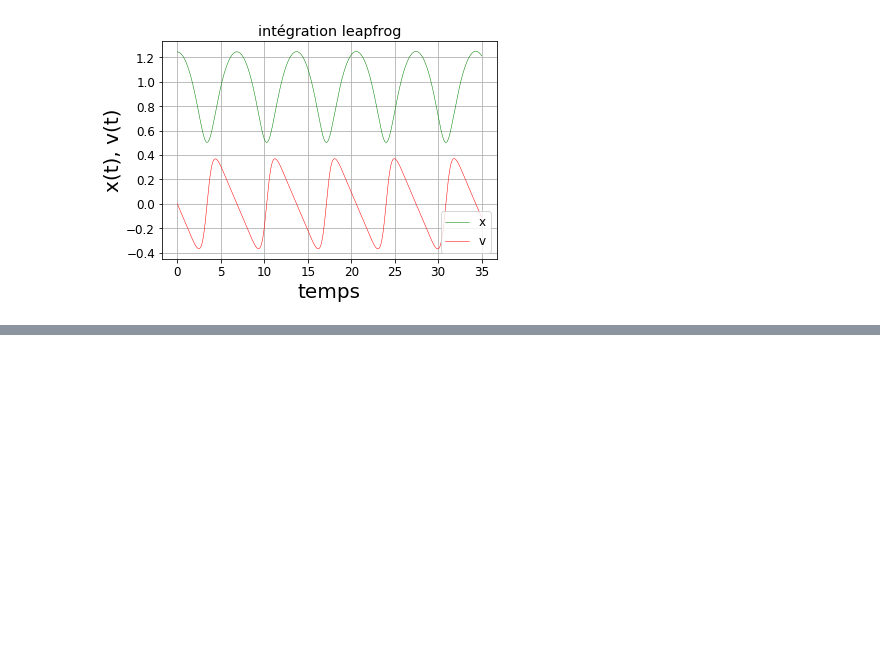
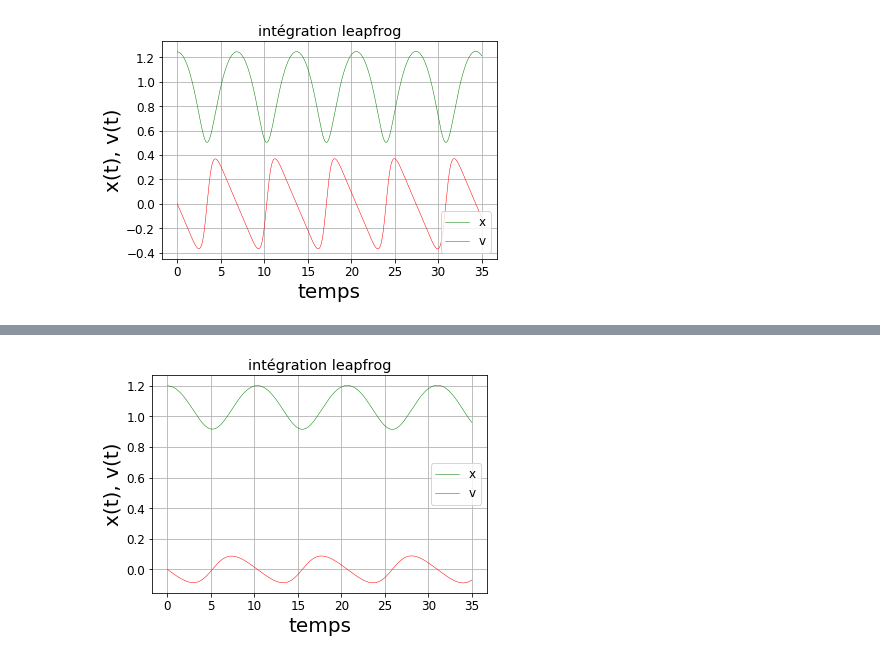
Before and after one commit to Yves-LEMEN/manip-fichiers, a Jupyter notebook: gestion fichiers.ipynb, the cells around one changed output, grey strips where cells are left out. Drawn from its saved outputs; the diff is of its cells as text; code cells hidden in the pictures; blank space fills up the shorter version.

```diff
--- a/gestion fichiers.ipynb
+++ b/gestion fichiers.ipynb
@@ -214,0 +211,91 @@ print(tps)
+# %%
+
+x0=1.2 # Les valeurs autorisées dépendent du potentiel
+v0=0.
+
+ipot=5
+
+
+
+###############################################################################
+# entrée des paramètres temporels - limite de temps tps pas temporel Mm
+Mm = 10000
+
+tps=35
+tp=np.linspace(0,tps,Mm)
+dtp = tp[1] - tp[0]
+
+
+###############################################################################
+# calcul de la valeur de la dérivée du potentiel en un point x
+def derivpot(z, i):
+        for j in range(1,2):
+            if i==1:
+                fpot=g1
+                break
+            elif i==2:
+                fpot=g2
+                break
+            elif i==3:
+                fpot=g3
+                break
+            elif i==4:
+                fpot=g4
+                break
+            elif i==5: fpot=g5
+
+        h=0.00001
+        pot=(fpot(z+h)-fpot(z))/h
+
+        return pot
+
+
+###############################################################################
+# création de la fonction resoudre qui donne position et vitesses par la méthode leapfrog (coeur du programme)
+def resoudre(x0,v0, Mm, ipot):
+
+########################
+# Initialisation à 0 des variables, et Conditions initiales
+    x = zeros(Mm)
+    v = zeros(Mm)
+    x[0] = x0
+    v[0] = v0
+
+########################
+# Intégration "leapfrog"
+    k0= derivpot(x0,ipot)
+
+    for i in range(0,Mm-1):
+        v[i + 1] = v[i] - dtp*k0
+        x[i + 1] = x[i] + dtp*v[i + 1]
+        if i!=0: k0=derivpot(x[i],ipot)
+
+    return x,v
+
+
+
+x,v = resoudre(x0,v0,Mm,ipot)
+
+
+
+
+
+
+###############################################################################
+# représentation graphique leapfrog
+rcParams["axes.grid"] = True
+rcParams['font.size'] = 12
+rcParams['axes.labelsize'] = 20
+figure()
+plt.plot(tp,x,'g',linewidth=0.5, label='x')
+plt.plot(tp,v,'r',linewidth=0.5, label='v')
+xlabel("temps")
+ylabel("x(t), v(t)")
+plt.title ("intégration leapfrog")
+plt.legend(loc='best', frameon= True)
+
+###############################################################################
+show()
+###############################################################################
+# %% [output]
+[figure, added]
```
Also changed, not shown: parts of 2 cells of this notebook.
